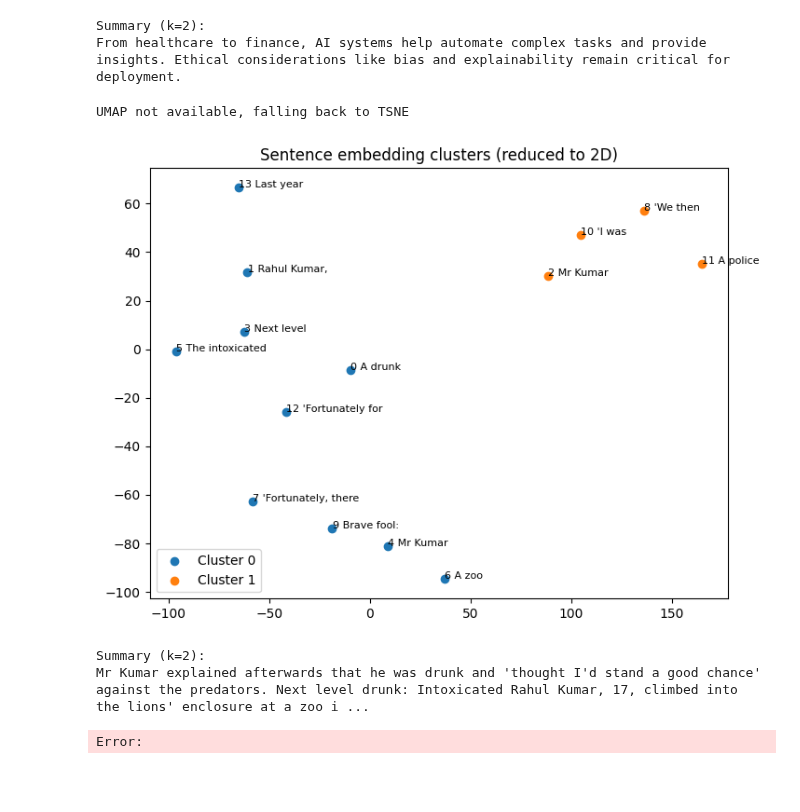
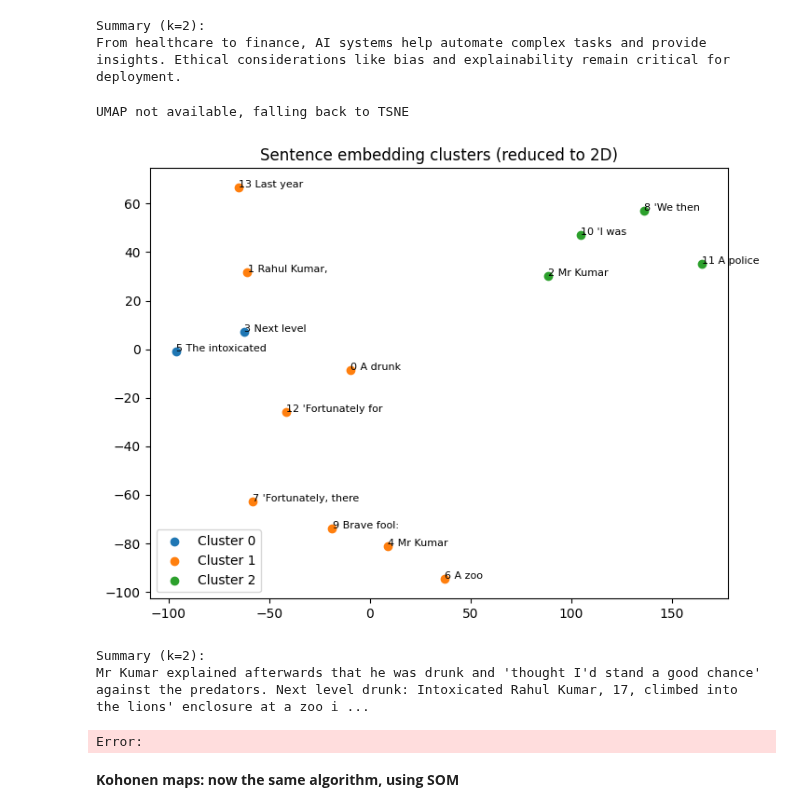
Before and after one commit to maxvonlancaster/nlp-fuzzy, a Jupyter notebook: src/summarization.ipynb, the cells around one changed output. Drawn from its saved outputs; the diff is of its cells as text; code cells hidden in the pictures; blank space fills up the shorter version.

```diff
--- a/src/summarization.ipynb
+++ b/src/summarization.ipynb
@@ -765,12 +774,14 @@ UMAP not available, falling back to TSNE
 Summary (k=2):
 From healthcare to finance, AI systems help automate complex tasks and provide insights. Ethical considerations like bias and explainability remain critical for deployment.
 # %%
-summary_sentences = summarize_by_kmeans(data.loc[1, "article"], k=2, build_plot=True)
+summary_sentences = summarize_by_kmeans(data.loc[1, "article"], k=3, build_plot=True)
 print("Summary (k=2):")
 print(get_summary_text(summary_sentences))
 # %% [output]
 UMAP not available, falling back to TSNE
-[figure, old version]
+[figure, new version]
 Summary (k=2):
 Mr Kumar explained afterwards that he was drunk and 'thought I'd stand a good chance' against the predators. Next level drunk: Intoxicated Rahul Kumar, 17, climbed into the lions' enclosure at a zoo i ...
 Error:
+# %% [markdown]
+**Kohonen maps: now the same algorithm, using SOM**
```
Also changed, not shown: parts of 9 cells of this notebook, 2 other files.
